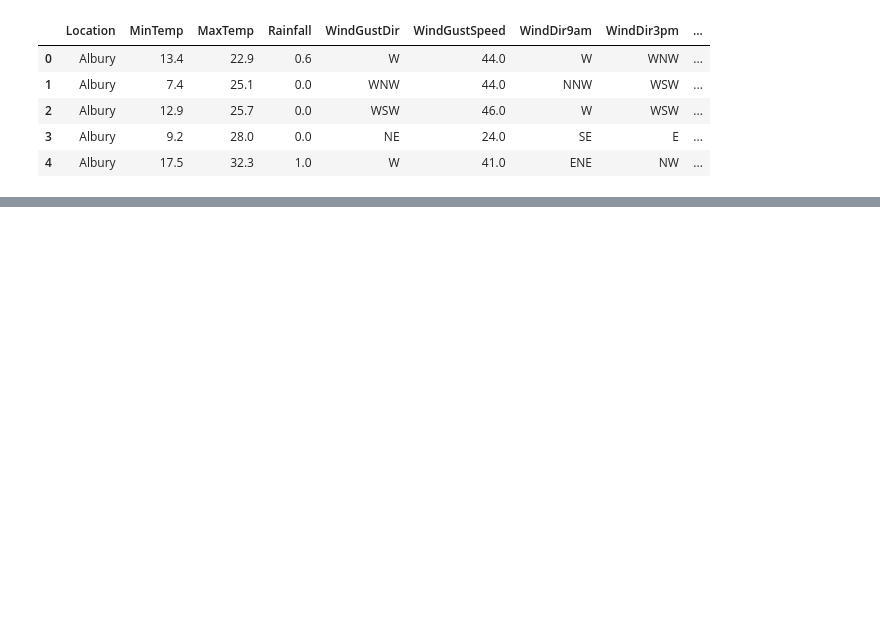
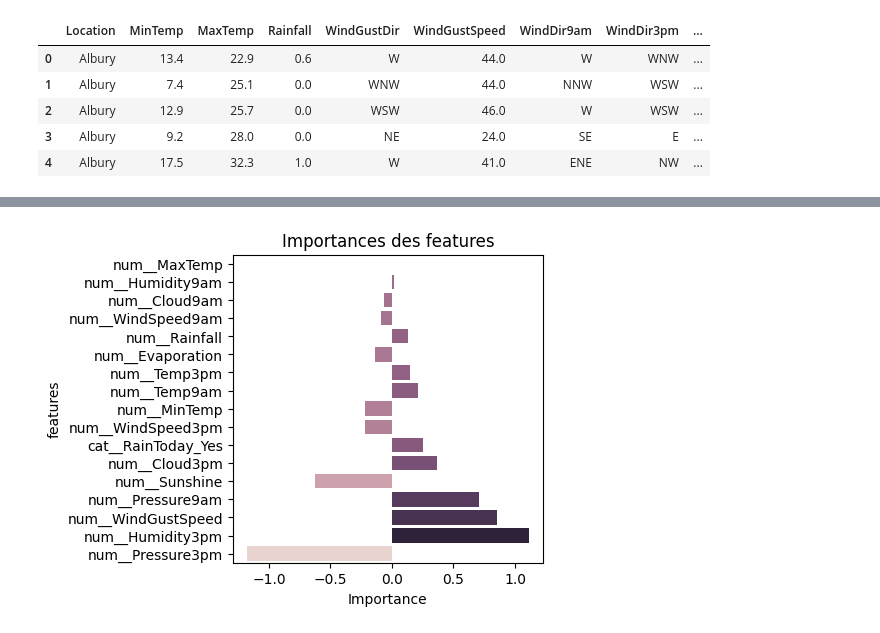
Before and after one commit to Lionel-JOURDHIER/MLFL, a Jupyter notebook: Projet.ipynb, the cells around one changed output, grey strips where cells are left out. Drawn from its saved outputs; the diff is of its cells as text; code cells hidden in the pictures; blank space fills up the shorter version.

```diff
--- a/Projet.ipynb
+++ b/Projet.ipynb
@@ -135,13 +151,14 @@ param_grid = {
     'solver': ['lbfgs']
 }
 
-# Configuration de la Cross-Validation
-cv_strategy = StratifiedKFold(n_splits=5, shuffle=True, random_state=42)
+# # Configuration de la Cross-Validation
+# cv_strategy = StratifiedKFold(n_splits=5, shuffle=True, random_state=42)
 
 # MLflow tracking
 with mlflow.start_run(run_name="Logistic_Regression_Churn"):
     mlflow.sklearn.autolog()
-    grid = GridSearchCV(estimator=LogisticRegression(), param_grid=param_grid, cv=cv_strategy, scoring='accuracy', verbose=1)
+    # grid = GridSearchCV(estimator=LogisticRegression(), param_grid=param_grid, cv=cv_strategy, scoring='accuracy', verbose=1)
+    grid = LogisticRegression(C=0.01, solver='lbfgs')
 
     # Création du pipeline
     pipeline = Pipeline(
@@ -153,16 +170,19 @@ with mlflow.start_run(run_name="Logistic_Regression_Churn"):
 
     # Fit du model
     pipeline.fit(X_resampled, y_resampled)
-    print(f"\n--- RÉSULTATS ---")
-    print(f"Meilleurs paramètres : {pipeline["classifier"].best_params_}")
-    print(f"Meilleur score CV : {pipeline["classifier"].best_score_:.2%}")
+    # print(f"\n--- RÉSULTATS ---")
+    # print(f"Meilleurs paramètres : {pipeline["classifier"].best_params_}")
+    # print(f"Meilleur score CV : {pipeline["classifier"].best_score_:.2%}")
     y_pred = pipeline.predict(X_test)
     mlflow.sklearn.log_model(pipeline, "model_pipeline")
 
 # Evaluation du model
 score = accuracy_score(y_test, y_pred)
 print("Accuracy:", accuracy_score(y_test, y_pred))
-print("Classification Report:\n", classification_report(y_test, y_pred, digits=4))
+print("Classification Report Test:\n", classification_report(y_test, y_pred, digits=4))
+
+y_pred2 = pipeline.predict(X_train)
+print("Classification Report Train:\n", classification_report(y_train, y_pred2, digits=4))
 
 # 13. Afficher la matrice de confusion
 conf_matrix = confusion_matrix(y_test, y_pred)
@@ -221,0 +390,29 @@ weighted avg     0.8399    0.8058    0.8161     22585
+# %%
+# 14. Sauvegarder le modèle
+models_storage = {
+    "model": pipeline,
+    "features" : X.columns.tolist(),
+    "accuracy": score
+}
+
+# 15. On récupère le modèle et les features du modèle
+model = models_storage["model"]
+features = model.named_steps['preprocessor'].get_feature_names_out()
+
+# 16. On récupère les coefficients
+importances = model["classifier"].coef_[0]
+
+# 17. Create dataframe sorted by absolute importance
+importance_df = pd.DataFrame({
+    "features": features,
+    "importance": importances
+}).sort_values("importance", ascending=True, key=abs)
+
+# 18. Plot the bar chart
+plt.figure(figsize=(4,4))
+sns.barplot(data=importance_df, y="features", x="importance", hue="importance", legend=False)
+plt.title('Importances des features')
+plt.xlabel('Importance')
+plt.show()
+# %% [output]
+[figure, added]
```
Also changed, not shown: parts of 16 cells of this notebook, 1 other file.
